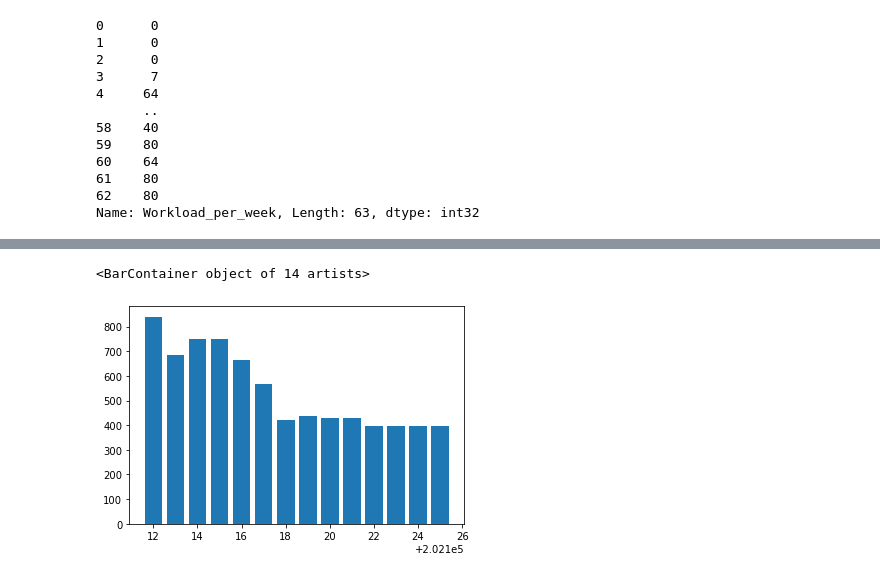
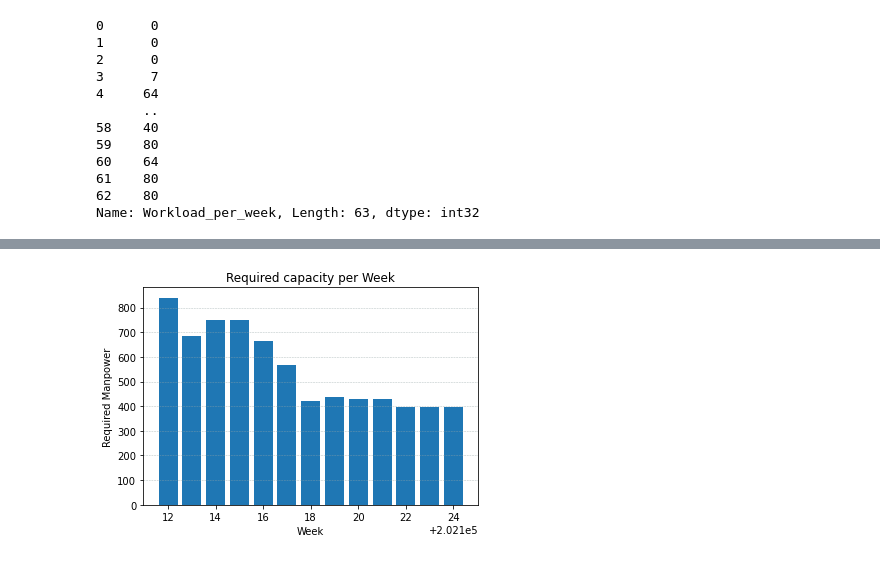
Before and after one commit to wszczawinski/DS_final_project, a Jupyter notebook: Obciazenie_per_week.ipynb, the cells around one changed output, grey strips where cells are left out. Drawn from its saved outputs; the diff is of its cells as text; code cells hidden in the pictures.

```diff
--- a/Obciazenie_per_week.ipynb
+++ b/Obciazenie_per_week.ipynb
@@ -109,7 +109,7 @@ Name: Workload_per_week, Length: 63, dtype: int32
 # %%
 #Dodanie obciazenia zarezerwowanego na dany tydzien w zależności od rozpoczecia i zakonczenia danego zlecenia
 
-for i in range (0,14):
+for i in range (0,13):
     conditions = [
         (obciazenie_df2['Pre_fabrication_plan'] <= current_week+i) & (obciazenie_df2['Finnish_week'] >= current_week+i),
         (obciazenie_df2['Pre_fabrication_plan'] > current_week+i) & (obciazenie_df2['Finnish_week'] < current_week+i)]
@@ -117,6 +117,6 @@ for i in range (0,14):
     obciazenie_df2[current_week+i] = np.select(conditions, choices, default='0')
 # %%
 #Wykonanie tabeli z ostatecznymi wynikami
-obciazenie_df3 = obciazenie_df2.iloc[: ,-15:].astype(int)
-obciazenie_result = obciazenie_df3.iloc[: ,-14:].multiply(obciazenie_df3['Workload_per_week'], axis="index")
+obciazenie_df3 = obciazenie_df2.iloc[: ,-14:].astype(int)
+obciazenie_result = obciazenie_df3.iloc[: ,-13:].multiply(obciazenie_df3['Workload_per_week'], axis="index")
 obciazenie_result_df = pd.DataFrame({'Required Manpower': obciazenie_result.sum(axis=0)}).astype(int)
@@ -130,6 +123,11 @@ obciazenie_result_df.plot.bar(x='Week', y='Required Manpower', rot=0)
-# %%
-#Wykres plotly
-plt.bar(obciazenie_result_df['Week'], obciazenie_result_df['Required Manpower'])
-# %% [output]
-<BarContainer object of 14 artists>
-[figure, removed]
+# %%
+#Wykres plotly
+obciazenie_result_df['Week'] = obciazenie_result_df.index
+plt.bar(obciazenie_result_df['Week'], obciazenie_result_df['Required Manpower'])
+plt.xlabel('Week')
+plt.ylabel('Required Manpower')
+plt.title('Required capacity per Week')
+plt.grid(color='#95a5a6', linestyle='--', linewidth=0.5, axis='y', alpha=0.7)
+plt.xscale('linear')
+# %% [output]
+[figure, added]
```
Also changed, not shown: parts of 2 cells of this notebook.
